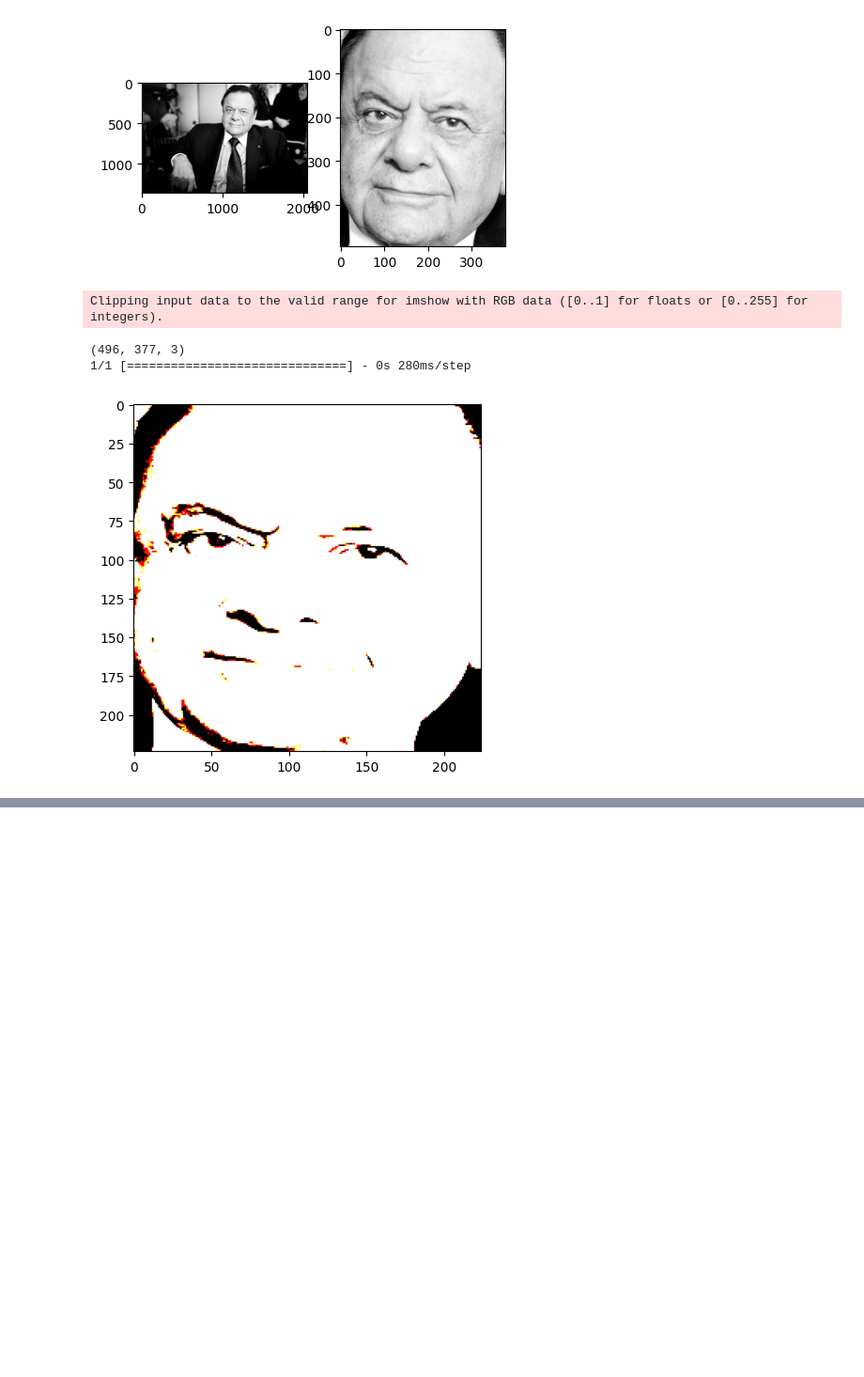
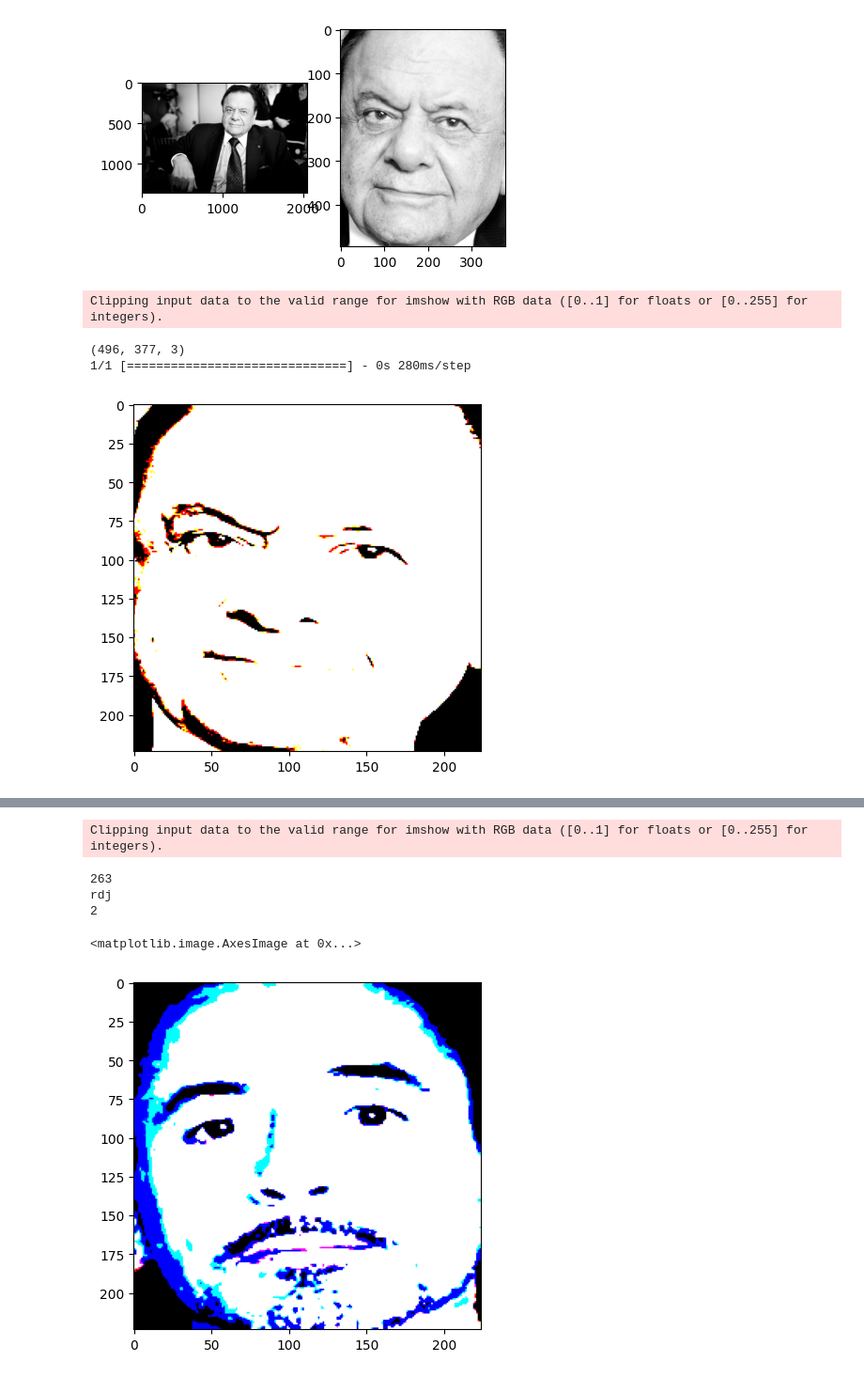
Before and after one commit to RavindraB55/Facial-Recognition, a Jupyter notebook: facial-recognition.ipynb, the cells around one changed output, grey strips where cells are left out. Shown at 94% size. Saved outputs shown, nothing was run; the diff lists cells and outputs as text; code cells hidden in the pictures; blank space fills up the shorter version.

```diff
--- a/facial-recognition.ipynb
+++ b/facial-recognition.ipynb
@@ -144,0 +363,2 @@ names[0]
+# %%
+dataset = custom_image_dataset()
@@ -144,0 +383,26 @@ names[0]
+# %%
+# Unpack the preprocessed data
+preprocessed_images, preprocessed_labels = zip(*dataset)
+
+# Flatten the nested list
+preprocessed_images = [item for sublist in preprocessed_images for item in sublist]
+# Create a mapping from labels to integers
+label_to_index = {label: idx for idx, label in enumerate(set(preprocessed_labels))}
+# Output: {'cat': 0, 'dog': 1, 'bird': 2, 'elephant': 3}
+
+# Use the mapping to convert labels to integers
+labels_as_int = [label_to_index[label] for label in preprocessed_labels]
+# Output: [0, 1, 1, 2, 3, 1, 0]
+# %%
+print(len(preprocessed_labels))
+i = 50
+print(preprocessed_labels[i])
+print(labels_as_int[i])
+plt.imshow(preprocessed_images[i])
+# %% [output]
+Clipping input data to the valid range for imshow with RGB data ([0..1] for floats or [0..255] for integers).
+263
+rdj
+2
+<matplotlib.image.AxesImage at 0x...>
+[figure, added]
```
Also changed, not shown: parts of 27 cells of this notebook, 1 other file.
